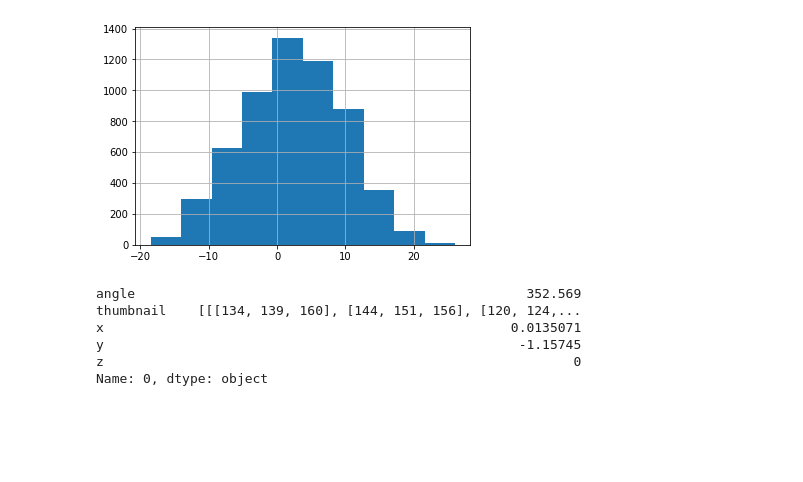
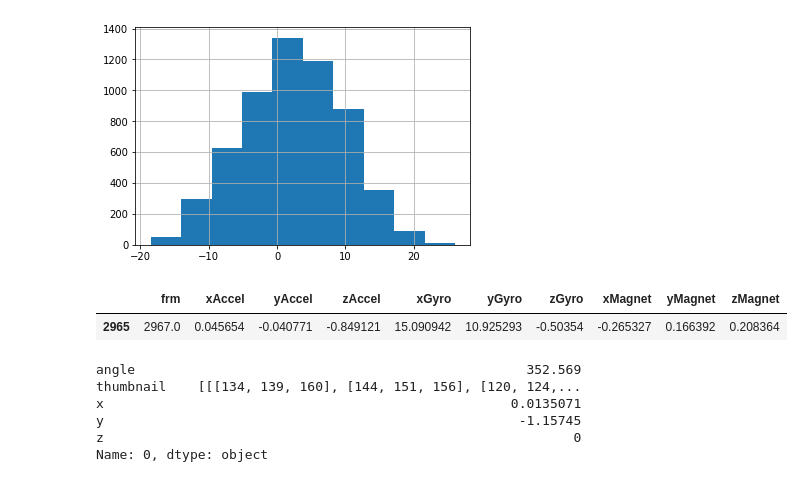
Before and after one commit to mweiss17/hyrule-gym, a Jupyter notebook: video_stabilization.ipynb, the cells around one changed output. Drawn from its saved outputs; the diff is of its cells as text; code cells hidden in the pictures; blank space fills up the shorter version.

```diff
--- a/video_stabilization.ipynb
+++ b/video_stabilization.ipynb
@@ -35,6 +33,11 @@ gyro_df[['xGyro', 'yGyro']].sum(axis=1).hist()
 # %% [output]
 <matplotlib.axes._subplots.AxesSubplot at 0x...>
 [figure]
+# %%
+gyro_df[gyro_df[['xGyro', 'yGyro']].sum(axis=1) > 26]
+# %% [output]
+|  | frm | xAccel | yAccel | zAccel | xGyro | yGyro | zGyro | xMagnet | yMagnet | zMagnet |
+| 2965 | 2967.0 | 0.045654 | -0.040771 | -0.849121 | 15.090942 | 10.925293 | -0.50354 | -0.265327 | 0.166392 | 0.208364 |
 # %%
 data_df = pd.read_hdf(data_path)
 # %%
```
Also changed, not shown: parts of 9 cells of this notebook, 4 other files.
